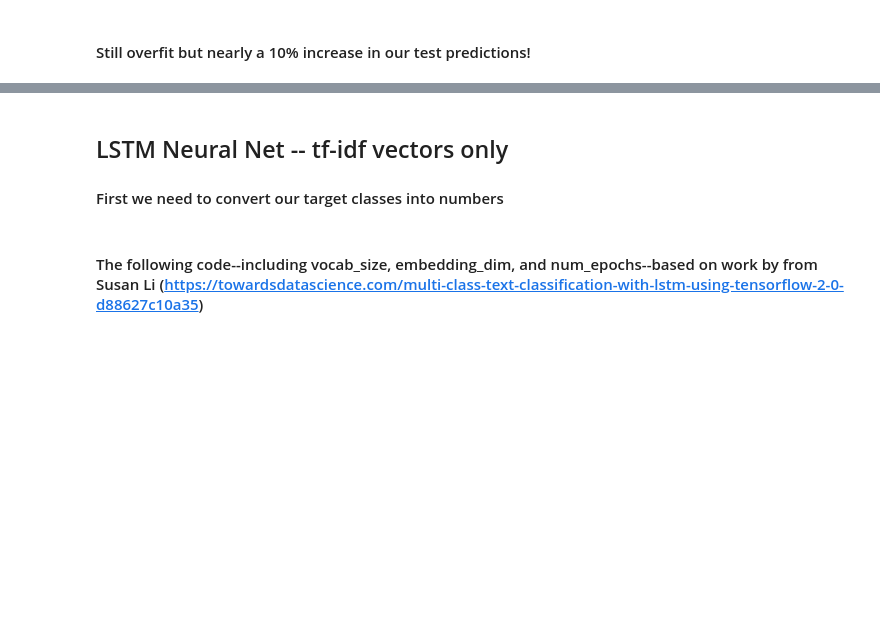
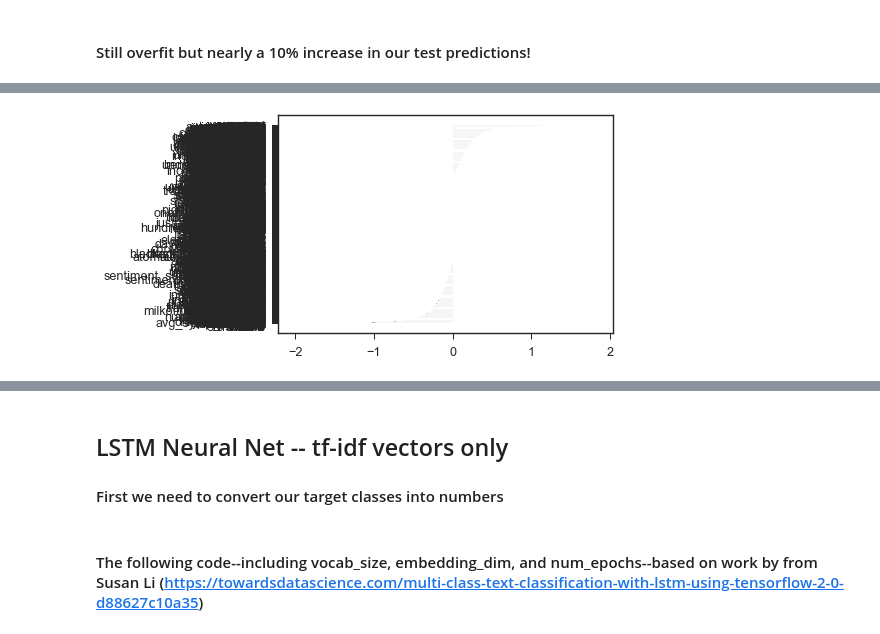
Before and after one commit to p-szymo/poetry_genre_classifier, a Jupyter notebook: 03_modeling_notebook.ipynb, the cells around one changed output, grey strips where cells are left out. Cells and saved outputs as stored; diff of their text form; code cells hidden in the pictures; blank space fills up the shorter version.

```diff
--- a/03_modeling_notebook.ipynb
+++ b/03_modeling_notebook.ipynb
@@ -551,0 +640,28 @@ F1 score: 0.6247558000810909
+# %%
+def f_importances(coef, names, top=-1):
+    imp = coef
+    imp, names = zip(*sorted(list(zip(imp, names))))
+
+    # Show all features
+    if top == -1:
+        top = len(names)
+
+    plt.barh(range(top), imp[::-1][0:top], align='center')
+    plt.yticks(range(top), names[::-1][0:top])
+    plt.show()
+
+# whatever your features are called
+
+# Specify your top n features you want to visualize.
+# You can also discard the abs() function
+# if you are interested in negative contribution of features
+f_importances(abs(svm_vec.coef_[0]), feature_names, top=10)
+# %%
+def f_importances(coef, names):
+    imp = coef
+    imp,names = zip(*sorted(zip(imp,names)))
+    plt.barh(range(len(names)), imp, align='center')
+    plt.yticks(range(len(names)), names)
+    plt.show()
+
+f_importances(svm_vec.coef_, X_train_vec_df.columns)
@@ -620,0 +743,7 @@ F1 score: 0.6820809987075851
+# %%
+def f_importances(coef, names, amt):
+    imp = coef[0]
+    imp,names = zip(*sorted(zip(imp, names)))[:amt]
+    plt.barh(range(amt), imp, align='center')
+    plt.yticks(range(amt), names[:amt])
+    plt.show()
@@ -688,0 +848,4 @@ Wall time: 8min 6s
+# %%
+f_importances(svm_combo2.coef_, X_train_combo.columns)
+# %% [output]
+[figure, added]
```
Also changed, not shown: parts of 49 cells of this notebook, 14 other files.
